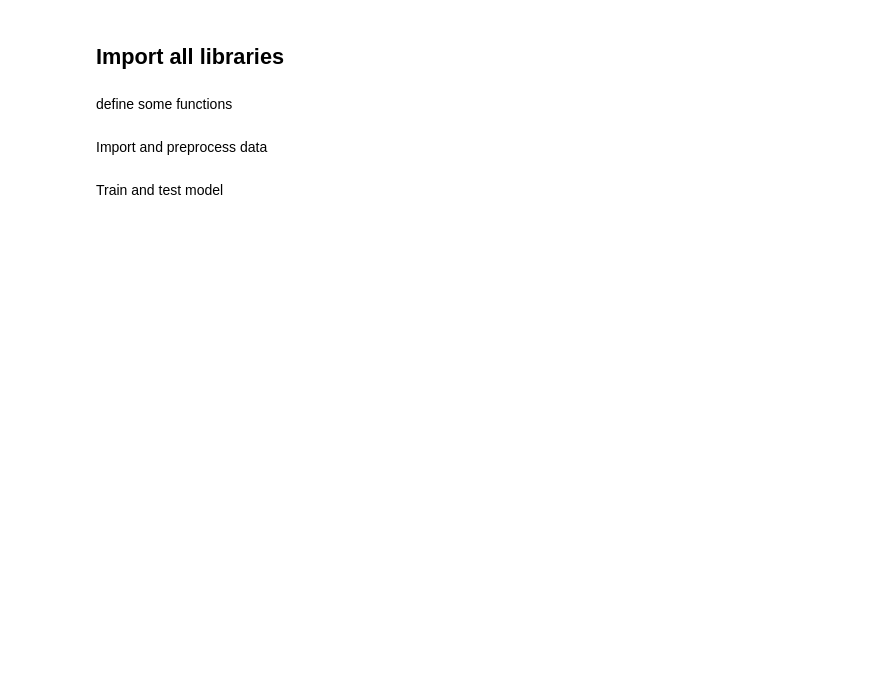
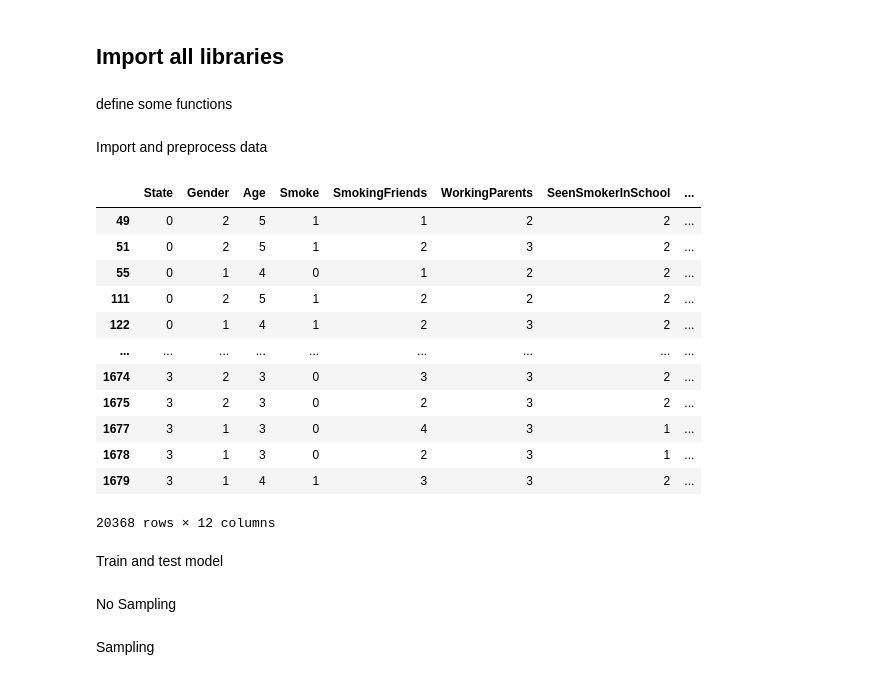
Before and after one commit to frazah/tobacco-analysis, a Jupyter notebook: src/notebooks/main.ipynb, the cells around one changed output. Saved outputs shown, nothing was run; the diff lists cells and outputs as text; code cells hidden in the pictures; blank space fills up the shorter version.

```diff
--- a/src/notebooks/main.ipynb
+++ b/src/notebooks/main.ipynb
@@ -44,7 +55,7 @@ Import and preprocess data
 # %%
 
 # Read dataframes from GYTS folder
-dataframes = read_dataframes("./data/raw/GYTS/")
+dataframes = read_dataframes("../../data/raw/GYTS/")
 
 # Find common columns in all dataframes
 common_columns = get_common_columns(dataframes)
@@ -76,46 +87,51 @@ merged_df.rename(columns={"CR6": "AgeFirstCigarette"}, inplace=True)
 merged_df = merged_df[["State", "Gender", "Age", "Smoke", "SmokingParents", "SmokingFriends", "WorkingParents",
                        "SeenSmokerInSchool", "SeenSmokerInPublicPlace", "SeenSmokerInEnclosedPlace",
                        "SeenSmokerInHome"]]
+# merged_df = merged_df[["State", "Gender", "Age", "Smoke", "SmokingParents", "SmokingFriends", "WorkingParents"]]
 
 # Drop rows with missing values
 merged_df = merged_df.dropna()
 
 merged_df['SmokingFather'] = merged_df['SmokingParents'].apply(lambda x: True if OR45_dict[x] in ['Both', 'Father only'] else False)
 merged_df['SmokingMother'] = merged_df['SmokingParents'].apply(lambda x: True if OR45_dict[x] in ['Both', 'Mother only'] else False)
 merged_df = merged_df.drop(columns=['SmokingParents'])
 
 # Convert columns to categorical
 merged_df['State'] = merged_df['State'].astype('int').astype('category')
 merged_df["Gender"] = merged_df["Gender"].astype('int').astype('category')
 merged_df["Age"] = merged_df["Age"].astype('int').astype('category')
 merged_df["Smoke"] = merged_df["Smoke"].astype('int').astype('category')
 #merged_df["SmokingParents"] = merged_df["SmokingParents"].astype('int').astype('category')
 merged_df["SmokingFriends"] = merged_df["SmokingFriends"].astype('int').astype('category')
 merged_df["WorkingParents"] = merged_df["WorkingParents"].astype('int').astype('category')
 merged_df["SeenSmokerInSchool"] = merged_df["SeenSmokerInSchool"].astype('int').astype('category')
 merged_df["SeenSmokerInPublicPlace"] = merged_df["SeenSmokerInPublicPlace"].astype('int').astype('category')
 merged_df["SeenSmokerInEnclosedPlace"] = merged_df["SeenSmokerInEnclosedPlace"].astype('int').astype('category')
 merged_df["SeenSmokerInHome"] = merged_df["SeenSmokerInHome"].astype('int').astype('category')
 # merged_df["TriedCigarette"] = merged_df["TriedCigarette"].astype('category')
 # merged_df["AgeFirstCigarette"] = merged_df["AgeFirstCigarette"].astype('category')
 
 # Convert to boolean
 merged_df['SmokingFather'] = merged_df['SmokingFather'].astype('bool')
 merged_df['SmokingMother'] = merged_df['SmokingMother'].astype('bool')
 
 # Save the preprocessed dataframe to a CSV file
-merged_df.to_csv("./data/processed/merged_GYTS.csv", index=False)
+merged_df.to_csv("../../data/processed/merged_GYTS.csv", index=False)
 
-merged_df_encoded = merged_df
-
-# One hot encoding
-# merged_df_encoded = pd.get_dummies(merged_df, drop_first=True,
-#                                    columns=["State", "Gender", "SmokingParents", "SmokingFriends",
-#                                             "WorkingParents", "SeenSmokerInSchool", "SeenSmokerInPublicPlace",
-#                                             "SeenSmokerInEnclosedPlace", "SeenSmokerInHome", "TriedCigarette",
-#                                             "AgeFirstCigarette"])
-
-# Save the encoded dataframe to a CSV file
-merged_df_encoded.to_csv("./data/processed/merged_GYTS_encoded.csv", index=False)
+merged_df
+# %% [output]
+|  | State | Gender | Age | Smoke | SmokingFriends | WorkingParents | SeenSmokerInSchool | ... |
+| 49 | 0 | 2 | 5 | 1 | 1 | 2 | 2 | ... |
+| 51 | 0 | 2 | 5 | 1 | 2 | 3 | 2 | ... |
+| 55 | 0 | 1 | 4 | 0 | 1 | 2 | 2 | ... |
+| 111 | 0 | 2 | 5 | 1 | 2 | 2 | 2 | ... |
+| 122 | 0 | 1 | 4 | 1 | 2 | 3 | 2 | ... |
+| ... | ... | ... | ... | ... | ... | ... | ... | ... |
+| 1674 | 3 | 2 | 3 | 0 | 3 | 3 | 2 | ... |
+| 1675 | 3 | 2 | 3 | 0 | 2 | 3 | 2 | ... |
+| 1677 | 3 | 1 | 3 | 0 | 4 | 3 | 1 | ... |
+| 1678 | 3 | 1 | 3 | 0 | 2 | 3 | 1 | ... |
+| 1679 | 3 | 1 | 4 | 1 | 3 | 3 | 2 | ... |
+20368 rows × 12 columns
 # %% [markdown]
 Train and test model
@@ -201,0 +157,2 @@ pc.interpret_model(model, plot='summary')
+# %% [markdown]
+No Sampling
@@ -201,0 +164,2 @@ pc.interpret_model(model, plot='summary')
+# %% [markdown]
+Sampling
```
Also changed, not shown: parts of 12 cells of this notebook, 12 other files.
